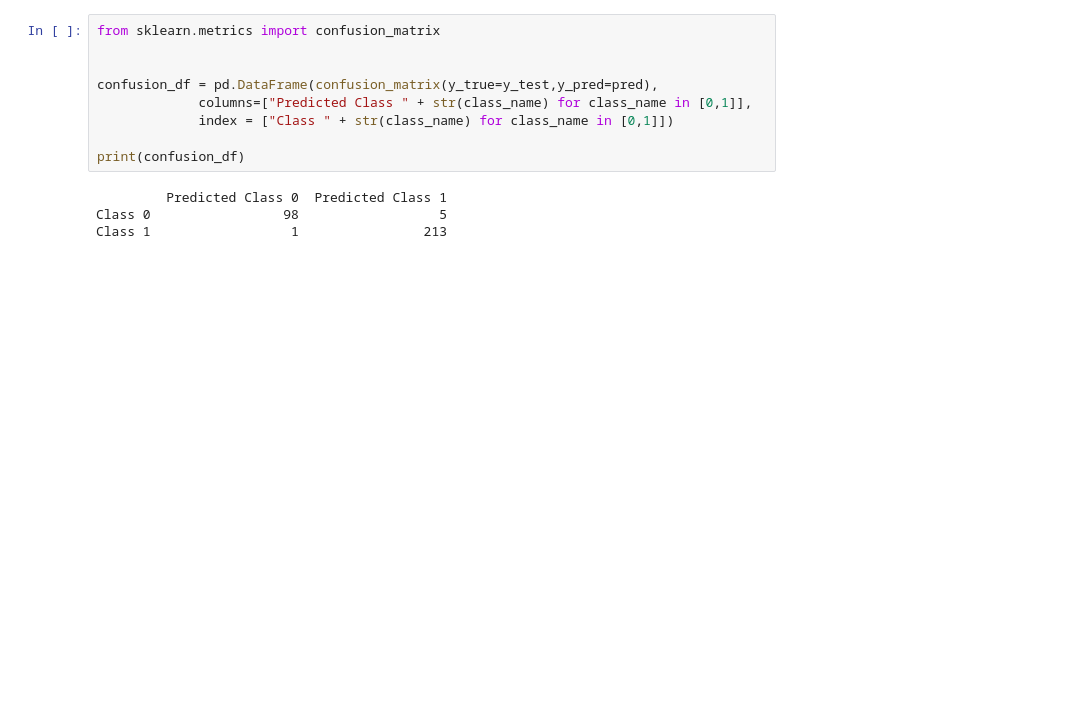
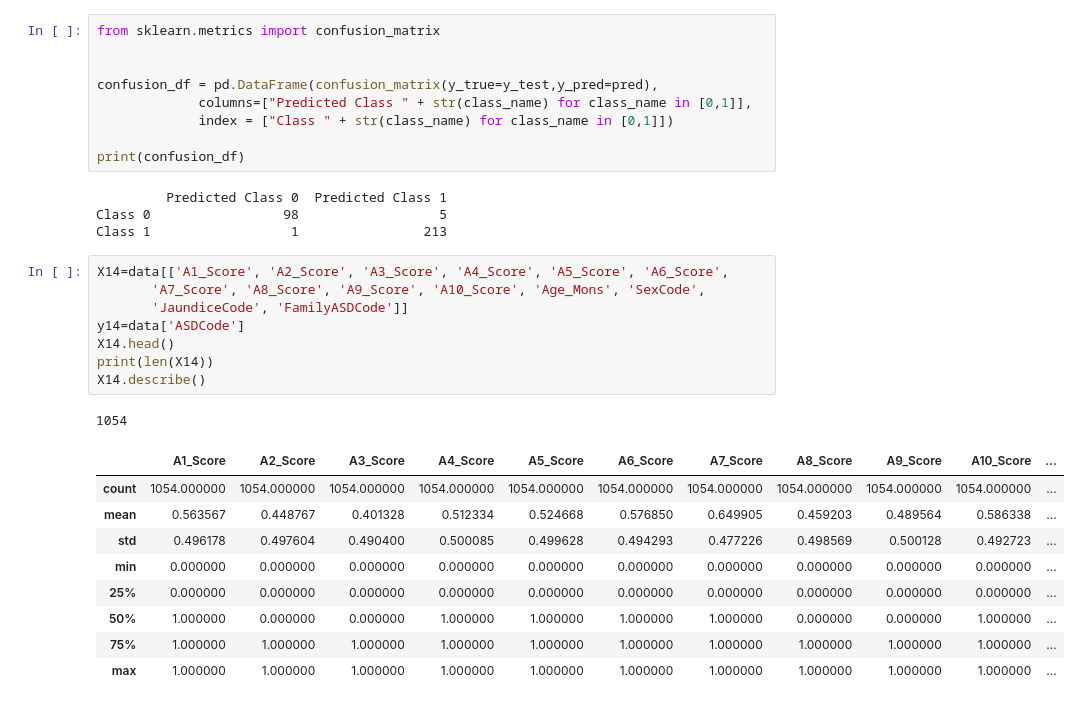
Before and after one commit to rajpragit/capstone, a Jupyter notebook: proj1/toddler-autism-model.ipynb, the cells around one changed output. Drawn from its saved outputs; the diff is of its cells as text; blank space fills up the shorter version.

```diff
--- a/proj1/toddler-autism-model.ipynb
+++ b/proj1/toddler-autism-model.ipynb
@@ -549,3 +516,22 @@ print(confusion_df)
          Predicted Class 0  Predicted Class 1
 Class 0                 98                  5
 Class 1                  1                213
+# %%
+X14=data[['A1_Score', 'A2_Score', 'A3_Score', 'A4_Score', 'A5_Score', 'A6_Score',
+       'A7_Score', 'A8_Score', 'A9_Score', 'A10_Score', 'Age_Mons', 'SexCode',
+       'JaundiceCode', 'FamilyASDCode']]
+y14=data['ASDCode']
+X14.head()
+print(len(X14))
+X14.describe()
+# %% [output]
+1054
+|  | A1_Score | A2_Score | A3_Score | A4_Score | A5_Score | A6_Score | A7_Score | A8_Score | A9_Score | A10_Score | ... |
+| count | 1054.000000 | 1054.000000 | 1054.000000 | 1054.000000 | 1054.000000 | 1054.000000 | 1054.000000 | 1054.000000 | 1054.000000 | 1054.000000 | ... |
+| mean | 0.563567 | 0.448767 | 0.401328 | 0.512334 | 0.524668 | 0.576850 | 0.649905 | 0.459203 | 0.489564 | 0.586338 | ... |
+| std | 0.496178 | 0.497604 | 0.490400 | 0.500085 | 0.499628 | 0.494293 | 0.477226 | 0.498569 | 0.500128 | 0.492723 | ... |
+| min | 0.000000 | 0.000000 | 0.000000 | 0.000000 | 0.000000 | 0.000000 | 0.000000 | 0.000000 | 0.000000 | 0.000000 | ... |
+| 25% | 0.000000 | 0.000000 | 0.000000 | 0.000000 | 0.000000 | 0.000000 | 0.000000 | 0.000000 | 0.000000 | 0.000000 | ... |
+| 50% | 1.000000 | 0.000000 | 0.000000 | 1.000000 | 1.000000 | 1.000000 | 1.000000 | 0.000000 | 0.000000 | 1.000000 | ... |
+| 75% | 1.000000 | 1.000000 | 1.000000 | 1.000000 | 1.000000 | 1.000000 | 1.000000 | 1.000000 | 1.000000 | 1.000000 | ... |
+| max | 1.000000 | 1.000000 | 1.000000 | 1.000000 | 1.000000 | 1.000000 | 1.000000 | 1.000000 | 1.000000 | 1.000000 | ... |
```
Also changed, not shown: parts of 27 cells of this notebook.
